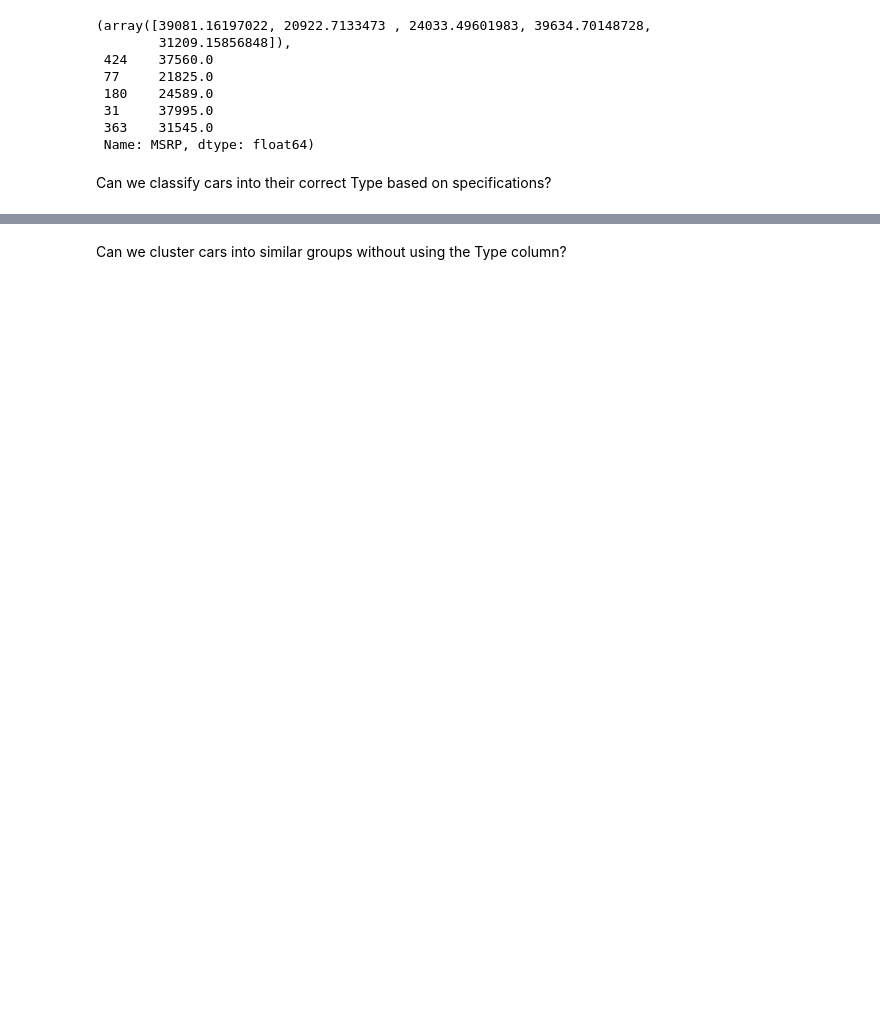
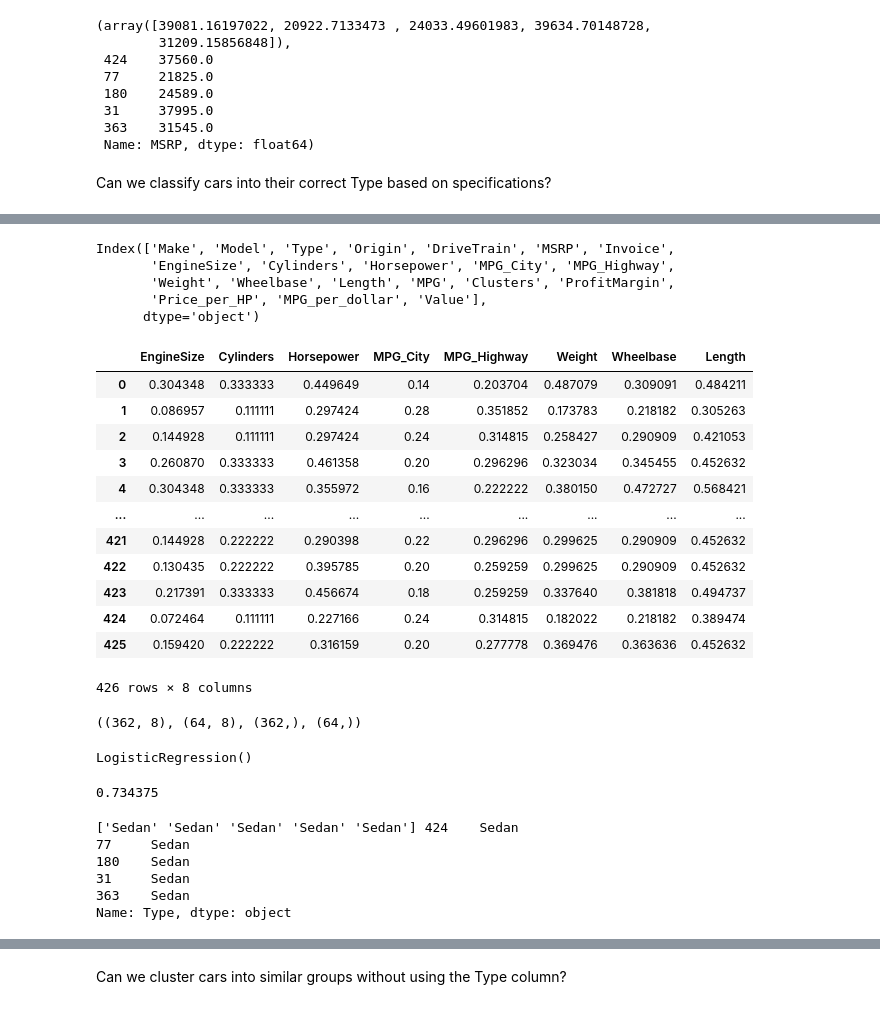
Before and after one commit to trailokya-world/Car-Data-Analysis, a Jupyter notebook: car_data_analysis/car_data_analysis.ipynb, the cells around one changed output, grey strips where cells are left out. Cells and saved outputs as stored; diff of their text form; code cells hidden in the pictures; blank space fills up the shorter version.

```diff
--- a/car_data_analysis/car_data_analysis.ipynb
+++ b/car_data_analysis/car_data_analysis.ipynb
@@ -577,0 +594,51 @@ Can we classify cars into their correct Type based on specifications?
+# %%
+data.columns
+# %% [output]
+Index(['Make', 'Model', 'Type', 'Origin', 'DriveTrain', 'MSRP', 'Invoice',
+       'EngineSize', 'Cylinders', 'Horsepower', 'MPG_City', 'MPG_Highway',
+       'Weight', 'Wheelbase', 'Length', 'MPG', 'Clusters', 'ProfitMargin',
+       'Price_per_HP', 'MPG_per_dollar', 'Value'],
+      dtype='object')
+# %%
+y= data["Type"]
+x=data[['EngineSize', 'Cylinders', 'Horsepower', 'MPG_City', 'MPG_Highway',
+       'Weight', 'Wheelbase', 'Length']]
+# %%
+from sklearn.preprocessing import MinMaxScaler
+scaler = MinMaxScaler(feature_range=(0,1))
+
+
+x_scaled = pd.DataFrame(scaler.fit_transform(x),columns=x.columns)
+x_scaled
+# %% [output]
+|  | EngineSize | Cylinders | Horsepower | MPG_City | MPG_Highway | Weight | Wheelbase | Length |
+| 0 | 0.304348 | 0.333333 | 0.449649 | 0.14 | 0.203704 | 0.487079 | 0.309091 | 0.484211 |
+| 1 | 0.086957 | 0.111111 | 0.297424 | 0.28 | 0.351852 | 0.173783 | 0.218182 | 0.305263 |
+| 2 | 0.144928 | 0.111111 | 0.297424 | 0.24 | 0.314815 | 0.258427 | 0.290909 | 0.421053 |
+| 3 | 0.260870 | 0.333333 | 0.461358 | 0.20 | 0.296296 | 0.323034 | 0.345455 | 0.452632 |
+| 4 | 0.304348 | 0.333333 | 0.355972 | 0.16 | 0.222222 | 0.380150 | 0.472727 | 0.568421 |
+| ... | ... | ... | ... | ... | ... | ... | ... | ... |
+| 421 | 0.144928 | 0.222222 | 0.290398 | 0.22 | 0.296296 | 0.299625 | 0.290909 | 0.452632 |
+| 422 | 0.130435 | 0.222222 | 0.395785 | 0.20 | 0.259259 | 0.299625 | 0.290909 | 0.452632 |
+| 423 | 0.217391 | 0.333333 | 0.456674 | 0.18 | 0.259259 | 0.337640 | 0.381818 | 0.494737 |
+| 424 | 0.072464 | 0.111111 | 0.227166 | 0.24 | 0.314815 | 0.182022 | 0.218182 | 0.389474 |
+| 425 | 0.159420 | 0.222222 | 0.316159 | 0.20 | 0.277778 | 0.369476 | 0.363636 | 0.452632 |
+426 rows × 8 columns
+# %%
+from sklearn.model_selection import train_test_split
+
+x_train,x_test,y_train,y_test = train_test_split(x_scaled,y, train_size=0.85,random_state=42)
+x_train.shape,x_test.shape,y_train.shape,y_test.shape
+# %% [output]
+((362, 8), (64, 8), (362,), (64,))
+# %%
+from sklearn.linear_model import LogisticRegression
+LG = LogisticRegression()
+
+LG.fit(x_train,y_train)
+# %% [output]
+LogisticRegression()
+# %%
+LG.score(x_test,y_test)
+# %% [output]
+0.734375
@@ -577,0 +647,11 @@ Can we classify cars into their correct Type based on specifications?
+# %%
+
+print(y_predicted[:5],end=" ")
+print(y_test[:5],end=" ")
+# %% [output]
+['Sedan' 'Sedan' 'Sedan' 'Sedan' 'Sedan'] 424    Sedan
+77     Sedan
+180    Sedan
+31     Sedan
+363    Sedan
+Name: Type, dtype: object
```
Also changed, not shown: parts of 9 cells of this notebook.
